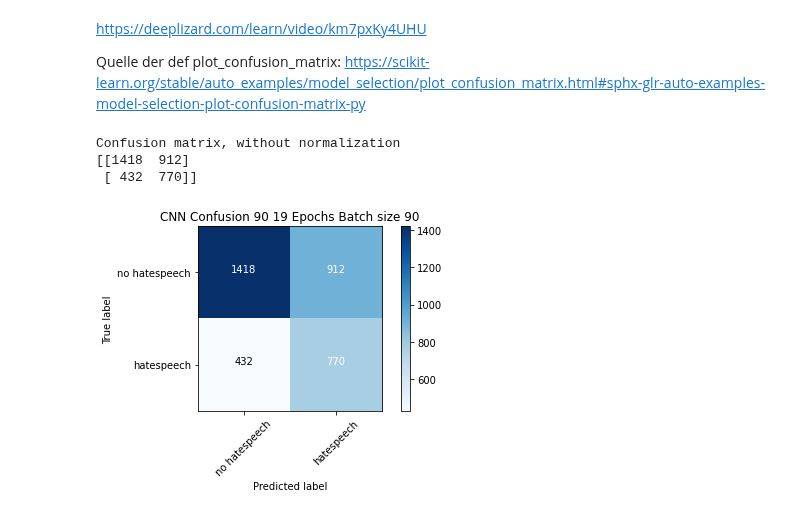
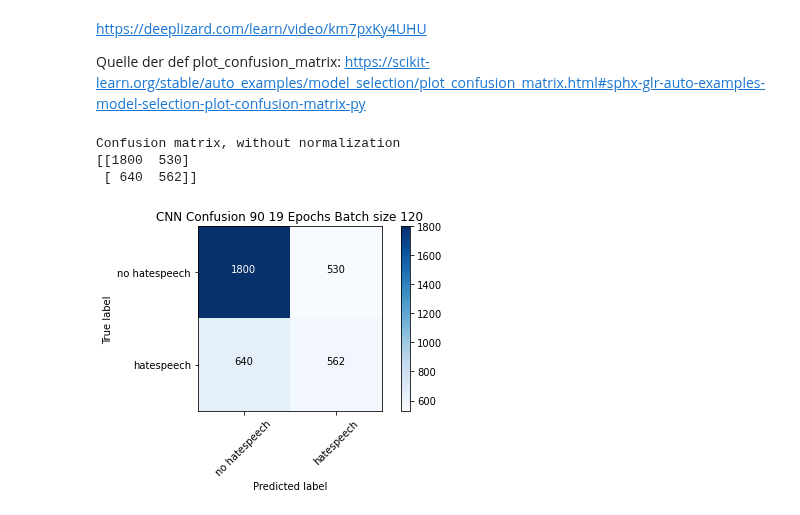
Before and after one commit to BiancaStadl/ProjektarbeitML, a Jupyter notebook: CNN_embedded.ipynb, the cells around one changed output. Saved outputs shown, nothing was run; the diff lists cells and outputs as text; code cells hidden in the pictures.

Commit message:
CNN 90 19 Epochs Batch size 120

```diff
--- a/CNN_embedded.ipynb
+++ b/CNN_embedded.ipynb
@@ -535,7 +535,7 @@ callbackEarlyStopping = [
 ]
 # %%
 training_epochs = 19
-batch_size = 90
+batch_size = 120
 validation_split=0.2
 # %%
 #Werte der Convolutional-Schichten variieren (Filter), Batch-Size variieren, kernel-size..
@@ -653,9 +653,9 @@ cm = confusion_matrix(y_true=nptesting_labels, y_pred=prediction_rounded90AEBN)
 # %%
 plot_labels = ['no hatespeech','hatespeech']
 # %%
-plot_confusion_matrix(cm=cm, classes=plot_labels, title='CNN Confusion 90 19 Epochs Batch size 90')
+plot_confusion_matrix(cm=cm, classes=plot_labels, title='CNN Confusion 90 19 Epochs Batch size 120')
 # %% [output]
 Confusion matrix, without normalization
-[[1418  912]
- [ 432  770]]
+[[1800  530]
+ [ 640  562]]
-[figure, old version]
+[figure, new version]
```
Also changed, not shown: parts of 3 cells of this notebook.
